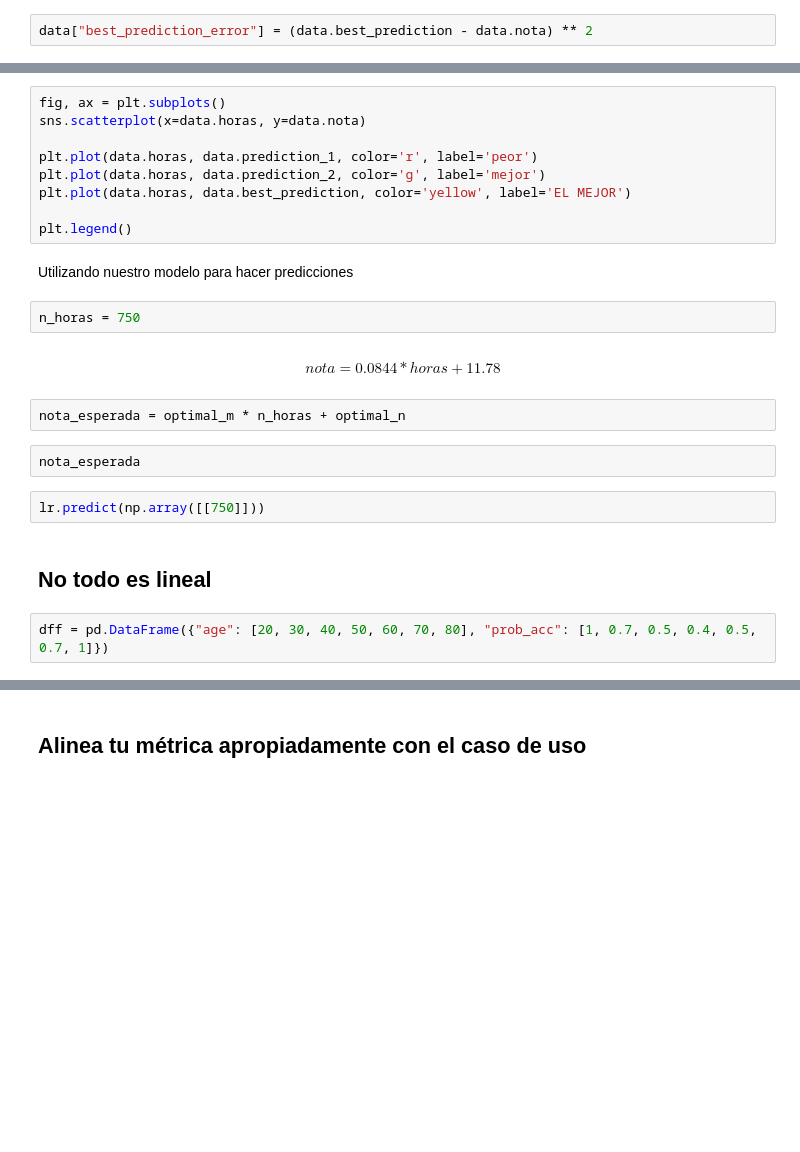
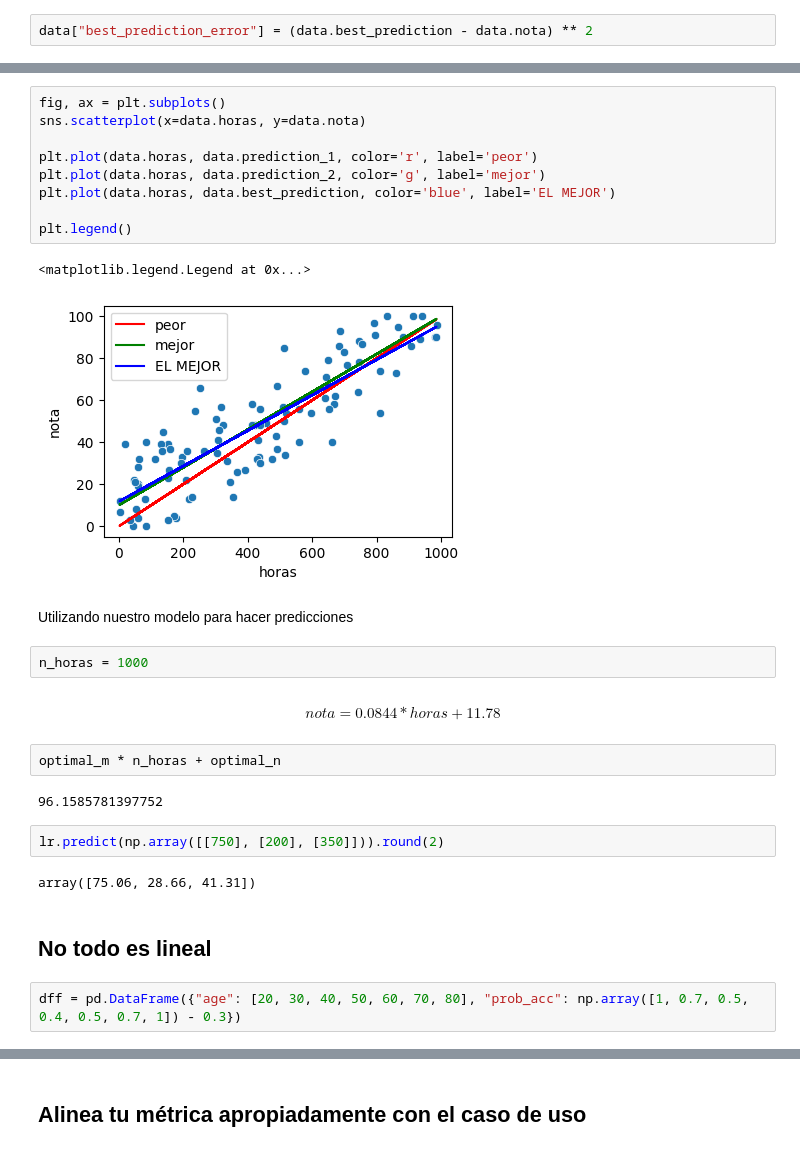
Before and after one commit to poacosta/ml_esesa_2024, a Jupyter notebook: 02.linear_regression_motivation.ipynb, the cells around one changed output, grey strips where cells are left out. Drawn from its saved outputs; the diff is of its cells as text; blank space fills up the shorter version.

```diff
--- a/02.linear_regression_motivation.ipynb
+++ b/02.linear_regression_motivation.ipynb
@@ -185,26 +328,31 @@ data.error_2.mean()
 # %%
 fig, ax = plt.subplots()
 sns.scatterplot(x=data.horas, y=data.nota)
 
 plt.plot(data.horas, data.prediction_1, color='r', label='peor')
 plt.plot(data.horas, data.prediction_2, color='g', label='mejor')
-plt.plot(data.horas, data.best_prediction, color='yellow', label='EL MEJOR')
+plt.plot(data.horas, data.best_prediction, color='blue', label='EL MEJOR')
 
 plt.legend()
+# %% [output]
+<matplotlib.legend.Legend at 0x...>
+[figure, added]
 # %% [markdown]
 Utilizando nuestro modelo para hacer predicciones
 # %%
-n_horas = 750
+n_horas = 1000
 # %% [markdown]
 $$nota = 0.0844*horas + 11.78$$
 # %%
-nota_esperada = optimal_m * n_horas + optimal_n
+optimal_m * n_horas + optimal_n
+# %% [output]
+96.1585781397752
-# %%
-nota_esperada
 # %%
-lr.predict(np.array([[750]]))
+lr.predict(np.array([[750], [200], [350]])).round(2)
+# %% [output]
+array([75.06, 28.66, 41.31])
 # %% [markdown]
 ## No todo es lineal
 # %%
-dff = pd.DataFrame({"age": [20, 30, 40, 50, 60, 70, 80], "prob_acc": [1, 0.7, 0.5, 0.4, 0.5, 0.7, 1]})
+dff = pd.DataFrame({"age": [20, 30, 40, 50, 60, 70, 80], "prob_acc": np.array([1, 0.7, 0.5, 0.4, 0.5, 0.7, 1]) - 0.3})
 # %%
```
Also changed, not shown: parts of 73 cells of this notebook.
